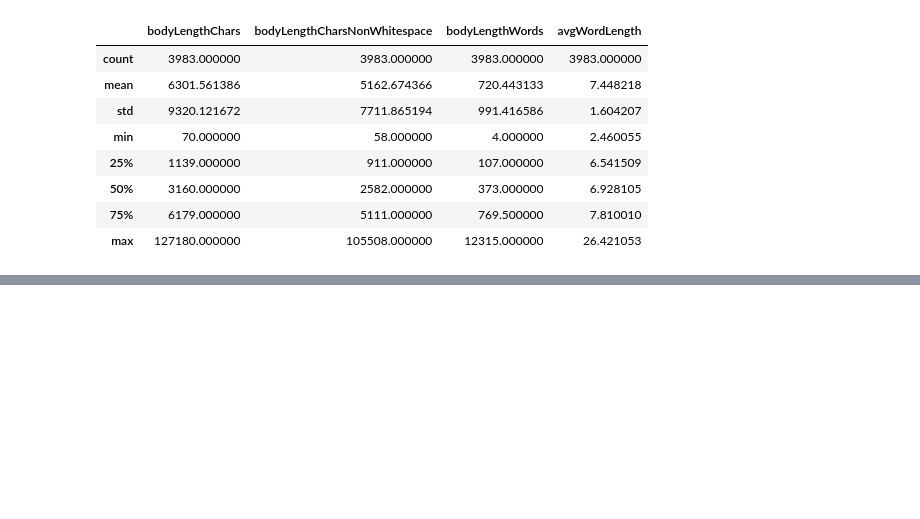
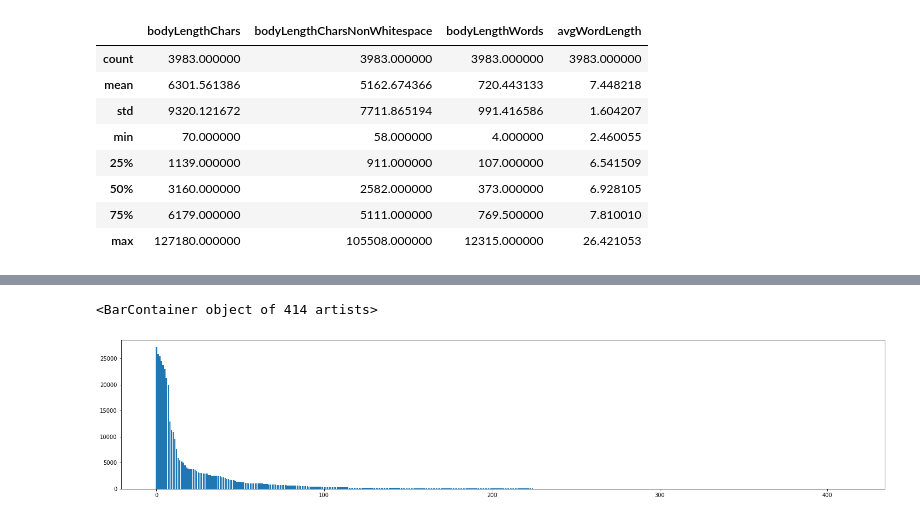
Before and after one commit to heychrisek/msc-data-science-project, a Jupyter notebook: data-dimensions.ipynb, the cells around one changed output, grey strips where cells are left out. Saved outputs shown, nothing was run; the diff lists cells and outputs as text; code cells hidden in the pictures; blank space fills up the shorter version.

Commit message:
analyze genres and subjects

```diff
--- a/data-dimensions.ipynb
+++ b/data-dimensions.ipynb
@@ -84,0 +126,17 @@ df[df['subjects'].isnull()].describe()
+# %%
+# build a dictionary with a key/value entry for each subject, where value is a list of True/False
+# based on whether each row's subject set contains the subject
+subjects_dict = {}
+# for index, row in df.iterrows():
+for row in df.itertuples():
+    for subject in all_subjects:
+        match = subject in row.subjects
+        if subject in subjects_dict:
+            subjects_dict[subject].append(match)
+        else:
+            subjects_dict[subject] = [match]
+# %%
+for subject in all_subjects:
+    df['subject ' + subject] = subjectsDict[subject]
+
+# pd.eval('new_subj=eval(df.subjects)', target=df)
@@ -84,0 +154,16 @@ df[df['subjects'].isnull()].describe()
+# %%
+subjects_count = {}
+for subject in all_subjects:
+    subjects_count[subject] = len(list(filter(lambda x: x == True, subjects_dict[subject])))
+# %%
+subjects_count = dict(sorted(subjects_count.items(), key=lambda item: item[1], reverse=True))
+# subjects_count
+# %%
+import matplotlib.pyplot as plt
+
+plt.figure(figsize=(25, 5))
+plt.bar(range(len(subjects_count)), list(subjects_count.values()), align='center')
+# plt.xticks(range(len(subjects_count)), list(subjects_count.keys()))
+# %% [output]
+<BarContainer object of 414 artists>
+[figure, added]
```
Also changed, not shown: parts of 7 cells of this notebook, 4 other files.
